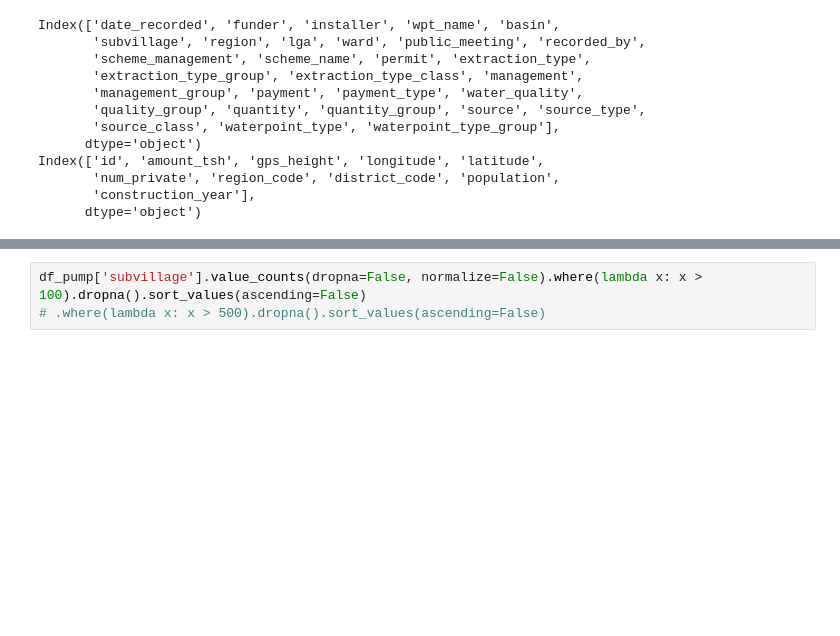
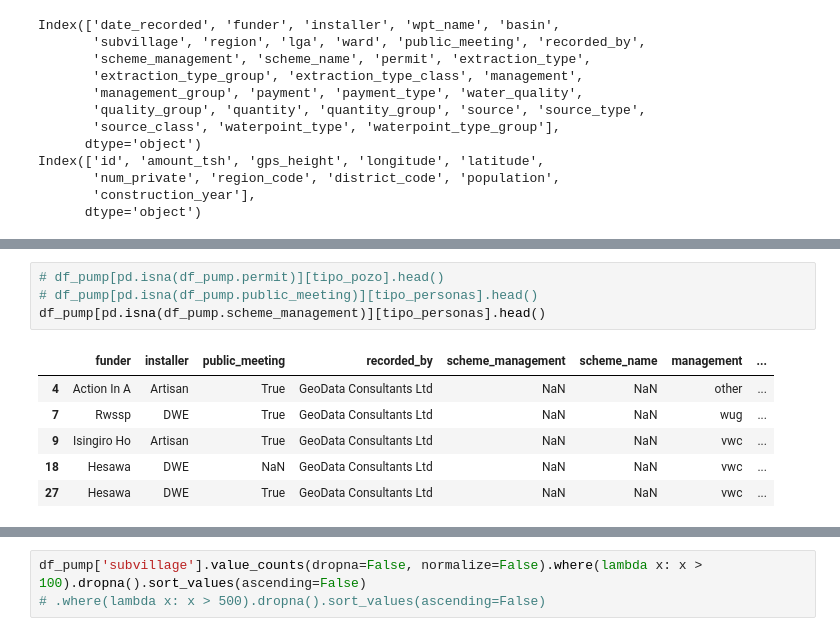
Before and after one commit to ivanrnarvaez/PumpitUp, a Jupyter notebook: PumpitUp.ipynb, the cells around one changed output, grey strips where cells are left out. Saved outputs shown, nothing was run; the diff lists cells and outputs as text; blank space fills up the shorter version.

```diff
--- a/PumpitUp.ipynb
+++ b/PumpitUp.ipynb
@@ -71,0 +215,11 @@ Index(['id', 'amount_tsh', 'gps_height', 'longitude', 'latitude',
+# %%
+# df_pump[pd.isna(df_pump.permit)][tipo_pozo].head()
+# df_pump[pd.isna(df_pump.public_meeting)][tipo_personas].head()
+df_pump[pd.isna(df_pump.scheme_management)][tipo_personas].head()
+# %% [output]
+|  | funder | installer | public_meeting | recorded_by | scheme_management | scheme_name | management | ... |
+| 4 | Action In A | Artisan | True | GeoData Consultants Ltd | NaN | NaN | other | ... |
+| 7 | Rwssp | DWE | True | GeoData Consultants Ltd | NaN | NaN | wug | ... |
+| 9 | Isingiro Ho | Artisan | True | GeoData Consultants Ltd | NaN | NaN | vwc | ... |
+| 18 | Hesawa | DWE | NaN | GeoData Consultants Ltd | NaN | NaN | vwc | ... |
+| 27 | Hesawa | DWE | True | GeoData Consultants Ltd | NaN | NaN | vwc | ... |
```
Also changed, not shown: parts of 23 cells of this notebook.
